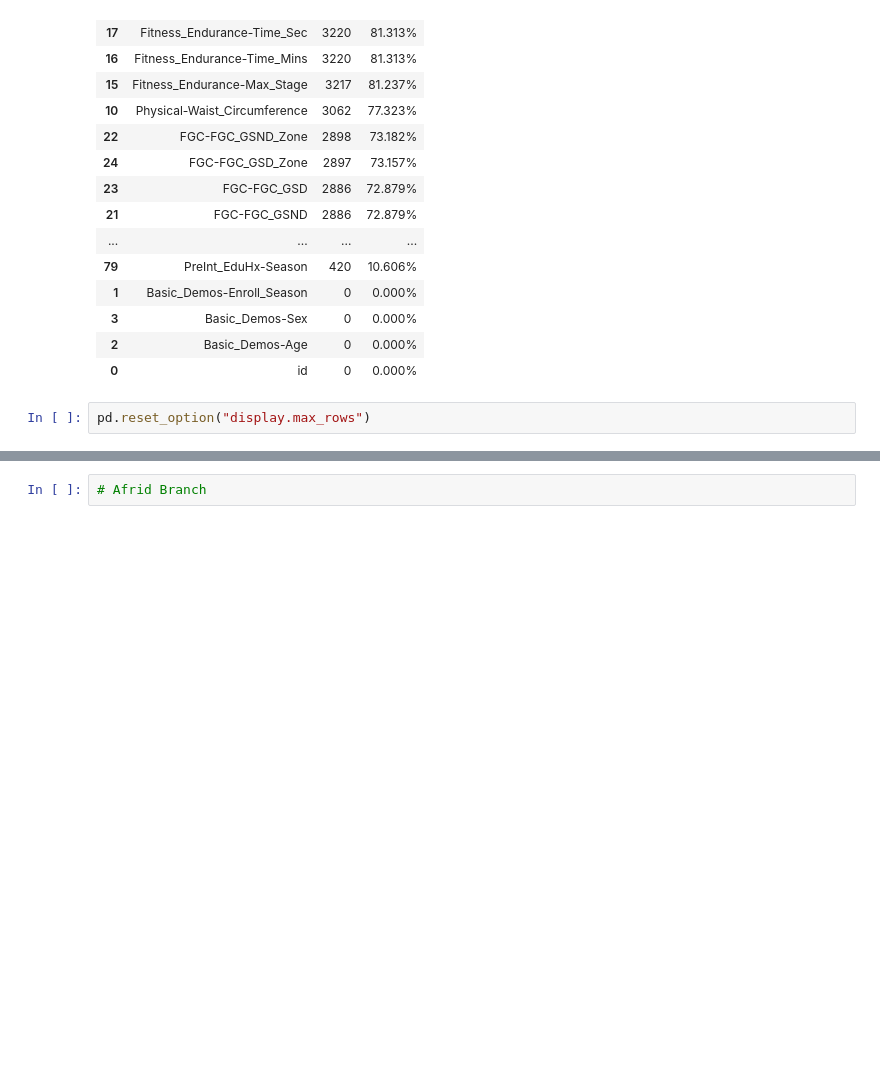
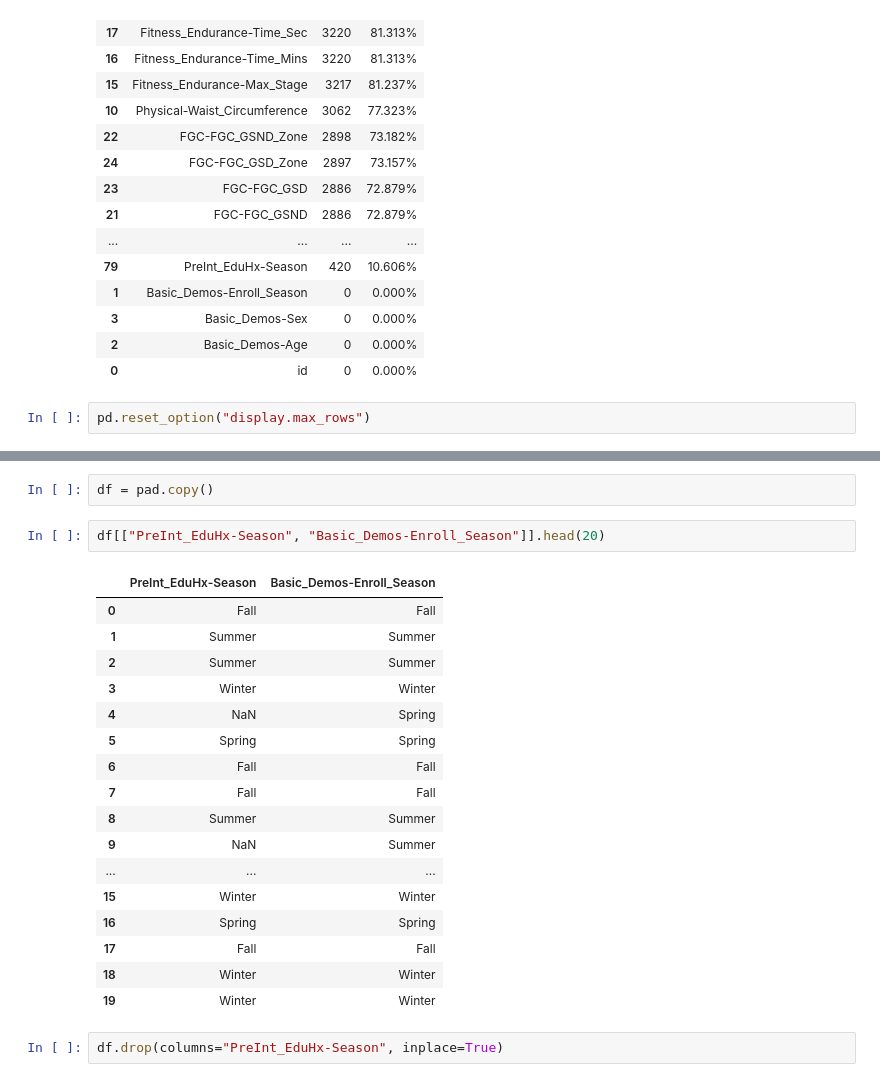
Before and after one commit to dileepNaiduOne/child-problematic-internet-usage, a Jupyter notebook: EDA.ipynb, the cells around one changed output, grey strips where cells are left out. Cells and saved outputs as stored; diff of their text form; blank space fills up the shorter version.

```diff
--- a/EDA.ipynb
+++ b/EDA.ipynb
@@ -66,2 +73,24 @@ pd.reset_option("display.max_rows")
+# %%
+df = pad.copy()
+# %%
+df[["PreInt_EduHx-Season", "Basic_Demos-Enroll_Season"]].head(20)
+# %% [output]
+|  | PreInt_EduHx-Season | Basic_Demos-Enroll_Season |
+| 0 | Fall | Fall |
+| 1 | Summer | Summer |
+| 2 | Summer | Summer |
+| 3 | Winter | Winter |
+| 4 | NaN | Spring |
+| 5 | Spring | Spring |
+| 6 | Fall | Fall |
+| 7 | Fall | Fall |
+| 8 | Summer | Summer |
+| 9 | NaN | Summer |
+| ... | ... | ... |
+| 15 | Winter | Winter |
+| 16 | Spring | Spring |
+| 17 | Fall | Fall |
+| 18 | Winter | Winter |
+| 19 | Winter | Winter |
 # %%
-# Afrid Branch
+df.drop(columns="PreInt_EduHx-Season", inplace=True)
```
Also changed, not shown: parts of 4 cells of this notebook.
